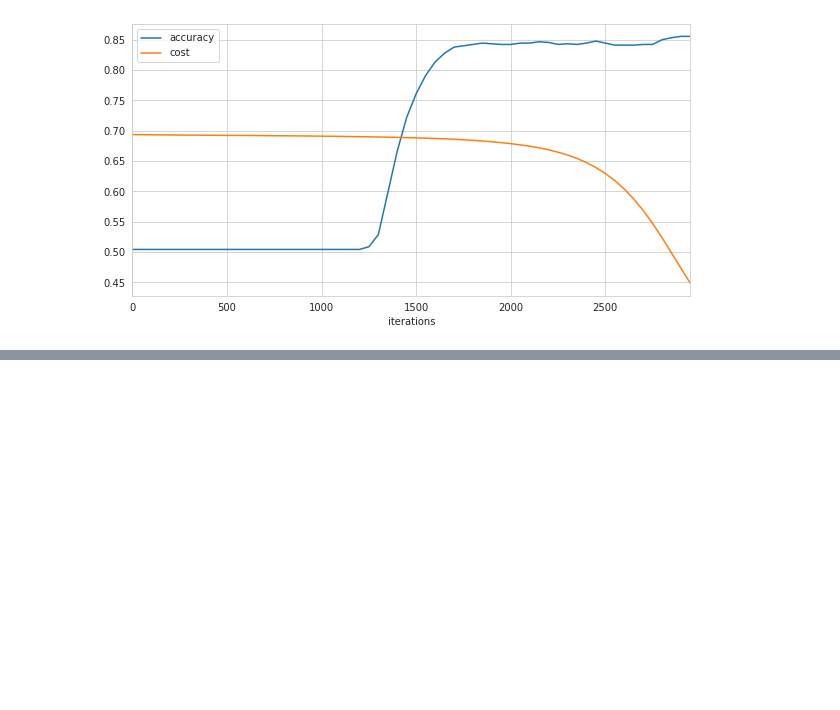
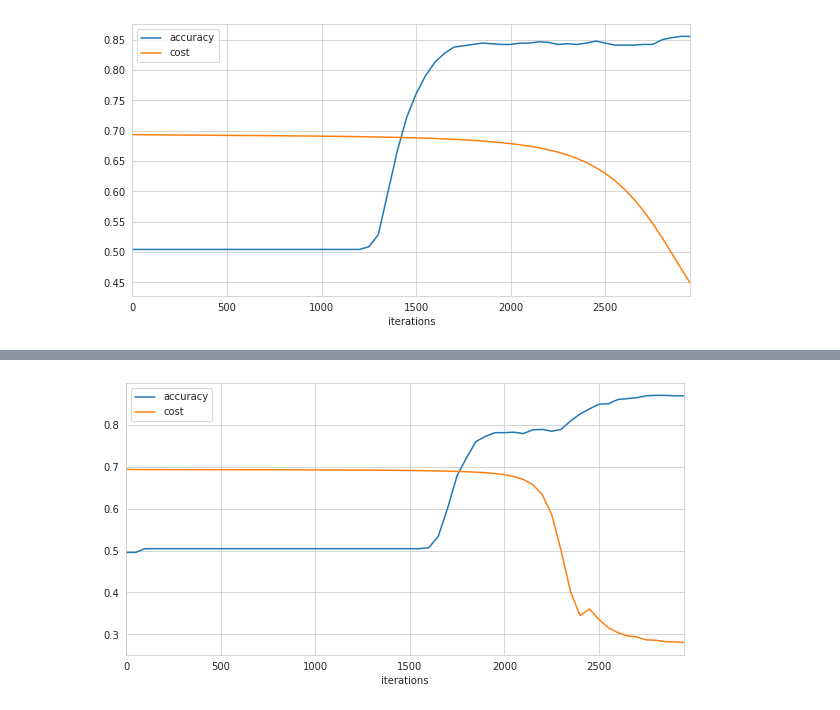
Before and after one commit to Dezyderata/NAI_lab2, a Jupyter notebook: Copy_of_lab2_nai_szablon.ipynb, the cells around one changed output, grey strips where cells are left out. Drawn from its saved outputs; the diff is of its cells as text; code cells hidden in the pictures; blank space fills up the shorter version.

```diff
--- a/Copy_of_lab2_nai_szablon.ipynb
+++ b/Copy_of_lab2_nai_szablon.ipynb
@@ -639,0 +679,12 @@ accuracy_and_cost(my_accuracy5, my_cost5)
+# %%
+NN_ARCHITECTURE3 = [
+    {"input_dim": 2, "output_dim": 25, "activation": "sigmoid"},
+    {"input_dim": 25, "output_dim": 50, "activation": "relu"},
+    {"input_dim": 50, "output_dim": 100, "activation": "relu"},
+    {"input_dim": 100, "output_dim": 100, "activation": "relu"},
+    {"input_dim": 100, "output_dim": 50, "activation": "relu"},
+    {"input_dim": 50, "output_dim": 25, "activation": "relu"},
+    {"input_dim": 25, "output_dim": 1, "activation": "sigmoid"},
+]
+# %%
+params_values_a3, my_cost_a3, my_accuracy_a3 = train2(np.transpose(X_train), np.transpose(y_train.reshape((y_train.shape[0], 1))), NN_ARCHITECTURE3, 3000, 0.03)
@@ -639,0 +709,4 @@ accuracy_and_cost(my_accuracy5, my_cost5)
+# %%
+accuracy_and_cost(my_accuracy_a3, my_cost_a3)
+# %% [output]
+[figure, added]
```
Also changed, not shown: parts of 7 cells of this notebook.
